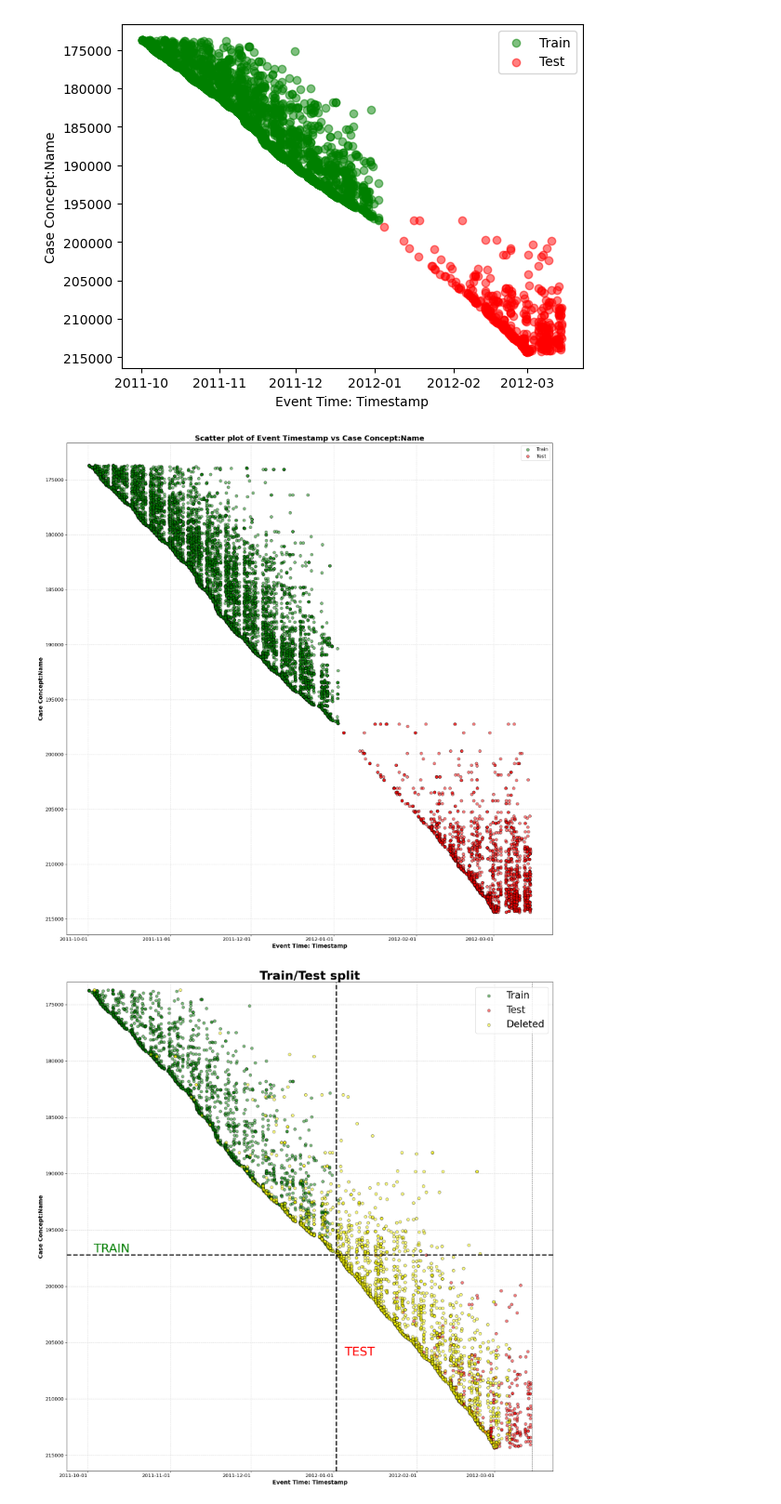
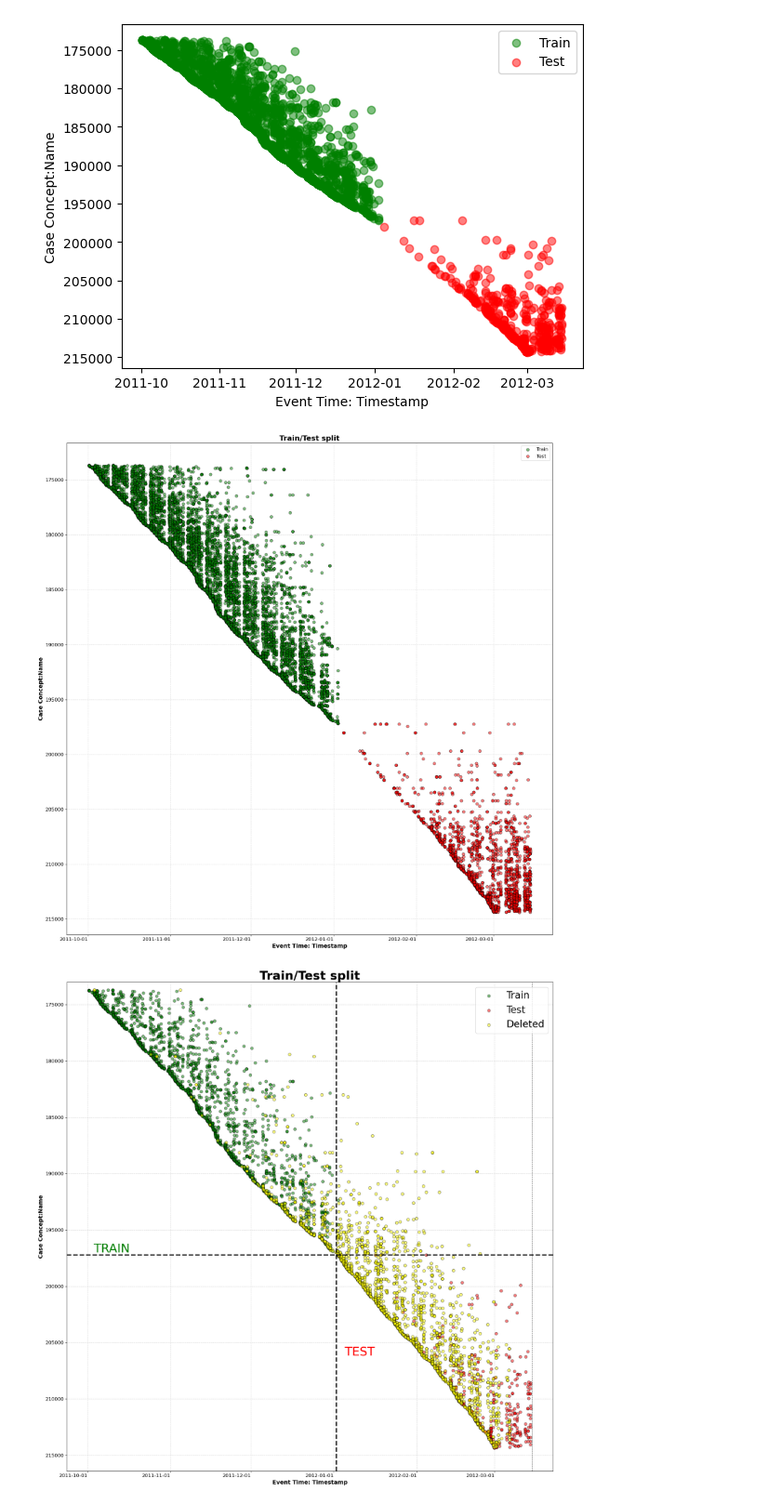
Before and after one commit to KonstantinGeorgiev0/Process-Mining, a Jupyter notebook: 2_Preprocessing.ipynb, the cells around one changed output. Shown at 93% size. Saved outputs shown, nothing was run; the diff lists cells and outputs as text; code cells hidden in the pictures.

```diff
--- a/2_Preprocessing.ipynb
+++ b/2_Preprocessing.ipynb
@@ -285,35 +285,35 @@ test_y = test['case concept:name'].sample(frac=0.1, replace=True, random_state=1
 
 # Create the scatter plot
 fig, ax = plt.subplots(figsize=(18, 18))
 
 ax.scatter(train_x, train_y, alpha=0.5, label='Train', color='green', s=50, edgecolors='black', linewidths=1)
 ax.scatter(test_x, test_y, alpha=0.5, label='Test', color='red', s=50, edgecolors='black', linewidths=1)
 
 # Configure the x-axis
 ax.set_xlabel('Event Time: Timestamp', fontsize=14, fontweight='bold')
 ax.xaxis.set_major_locator(mdates.AutoDateLocator())
 ax.xaxis.set_major_formatter(mdates.DateFormatter('%Y-%m-%d'))
 plt.xticks(rotation=0, ha='right', fontsize=12)
 
 # Configure the y-axis
 ax.set_ylabel('Case Concept:Name', fontsize=14, fontweight='bold')
 ax.invert_yaxis()
 plt.yticks(fontsize=12)
 
 # Add a legend
 ax.legend(loc='upper right', fontsize=12)
 
 # Add a title
-plt.title('Scatter plot of Event Timestamp vs Case Concept:Name', fontsize=18, fontweight='bold')
+plt.title('Train/Test split', fontsize=18, fontweight='bold')
 
 # Show grid
 ax.grid(True, linestyle='--', alpha=0.5)
 
 # Show the plot
 plt.tight_layout()
 plt.show()
 # %% [output]
-[figure, old version]
+[figure, new version]
 # %%
 # calculate deleted data
 deleted_data = train[~train['case concept:name'].isin(train_data_filtered['case concept:name'])]
```
